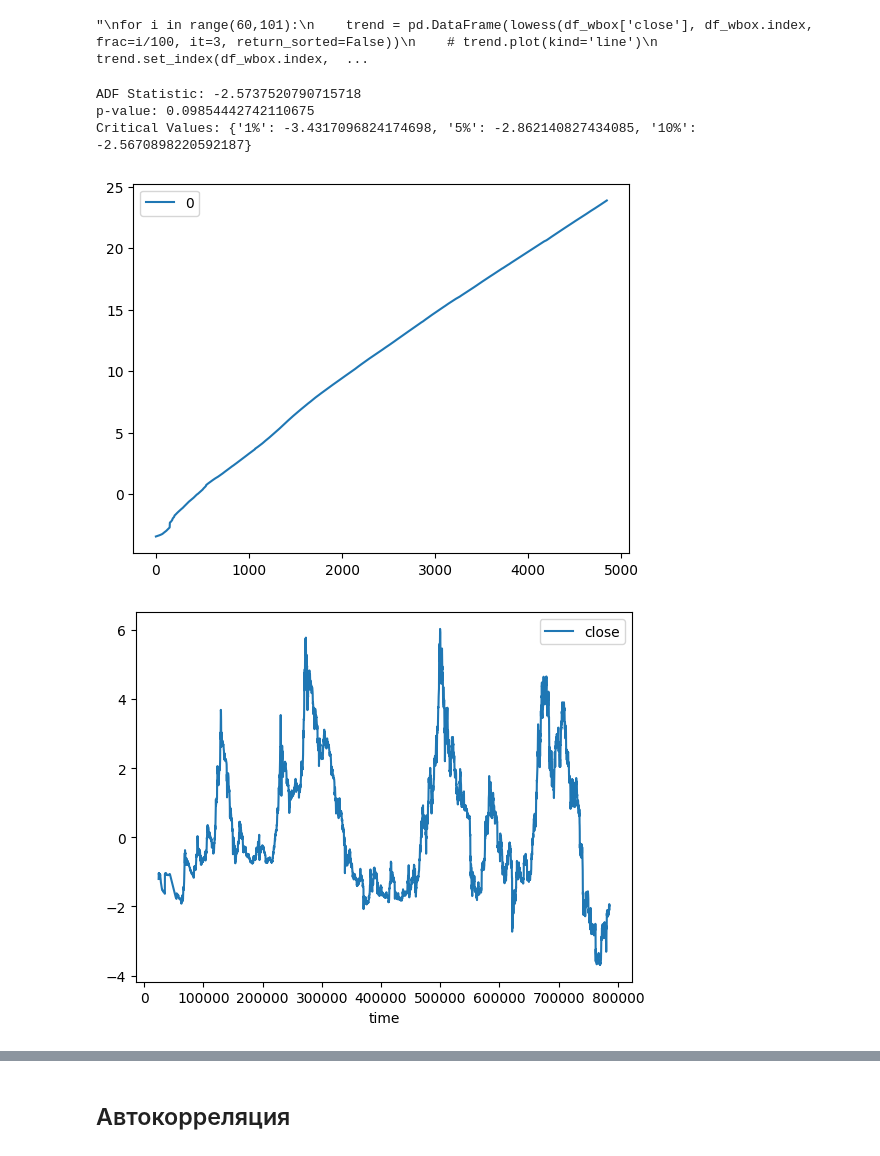
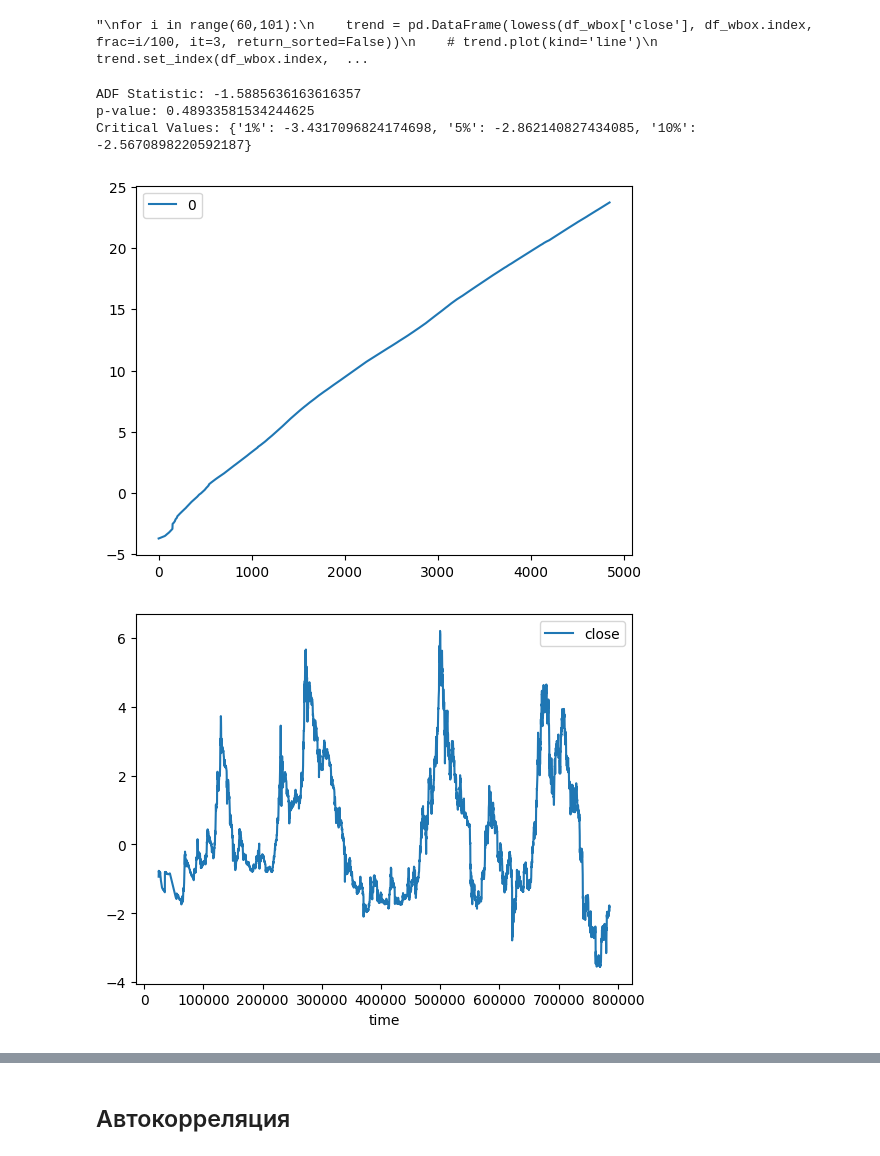
Before and after one commit to ootho/btc_timeseries_analysis, a Jupyter notebook: notebook09d5459ff7.ipynb, the cells around one changed output, grey strips where cells are left out. Saved outputs shown, nothing was run; the diff lists cells and outputs as text; code cells hidden in the pictures.

Commit message:
finish decompose ts to trend, seasonal and residual

```diff
--- a/notebook09d5459ff7.ipynb
+++ b/notebook09d5459ff7.ipynb
@@ -57,7 +62,10 @@ Data columns (total 5 columns):
 dtypes: int64(4), object(1)
 memory usage: 203.7+ KB
 # %%
-supply['time'] = pd.to_datetime(supply['time'])
-supply = supply.set_index(supply['time']).drop('time', axis=1)
-supply = supply.drop(['open','high','low'], axis=1)
-supply = supply.astype('float')
+#удаляем лишние столбцы
+blocks['time'] = pd.to_datetime(blocks['time'])
+blocks = blocks.set_index(blocks['time']).drop('time', axis=1)
+blocks = blocks.drop(['open','high','low'], axis=1)
+blocks = blocks.astype('float')
+blocks['close2'] = blocks['close']
+blocks = blocks.drop(['close'], axis=1)
@@ -77,2 +74,4 @@ supply = supply.drop(['close'], axis=1)
 # %%
-df_new =df.join(supply, how='inner')
+df_b =df.join(blocks, how='inner')
+df_b.rename(columns={'close2': 'time'}, inplace=True)
+df_b
@@ -103,4 +99,3 @@ df_new['time'].plot(kind='line')
 # %%
-
-df_new.set_index('time', inplace=True)
+df_b.set_index('time', inplace=True)
 # %%
@@ -132,6 +125,6 @@ df_w.plot(kind='line')
 # %%
 from scipy import stats
 # %%
-df_wbox = df_w.copy()
-df_wbox['close'], lambd = stats.boxcox(df_w['close'])
+df_box = pd.DataFrame(df_b.copy())
+df_box['close'], box_cox_lambda = stats.boxcox(df_b['close'])
 # %%
@@ -191,21 +189,21 @@ for i in range(60,101):
 # min_key = list(pval.keys())[list(pval.values()).index(min_val)]
 # print(min_key)
 # %%
-trend = pd.DataFrame(lowess(df_wbox['close'], df_wbox.index, frac=90/100, it=3, return_sorted=False))
+trend = pd.DataFrame(lowess(df_box['close'], df_box.index, frac=0.7, it=4, return_sorted=False))
 trend.plot(kind='line')
-trend.set_index(df_wbox.index, inplace=True)
-df_wbox_t = df_wbox.copy()
-df_wbox_t['close'] = (df_wbox['close'] - trend[0])
-df_wbox_t.plot(kind='line')
+trend.set_index(df_box.index, inplace=True)
+df_cycle = df_box.copy()
+df_cycle['close'] = (df_box['close'] - trend[0])
+df_cycle.plot(kind='line')
 
 
-result = adfuller(df_wbox_t)
+result = adfuller(df_box)
 print('ADF Statistic:', result[0])
 print('p-value:', result[1])
 print('Critical Values:', result[4])
 # %% [output]
-ADF Statistic: -2.5737520790715718
-p-value: 0.09854442742110675
+ADF Statistic: -1.5885636163616357
+p-value: 0.48933581534244625
 Critical Values: {'1%': -3.4317096824174698, '5%': -2.862140827434085, '10%': -2.5670898220592187}
-[figure, old version]
+[figure, new version]
-[figure, old version]
+[figure, new version]
```
Also changed, not shown: parts of 80 cells of this notebook, 1 other file.
